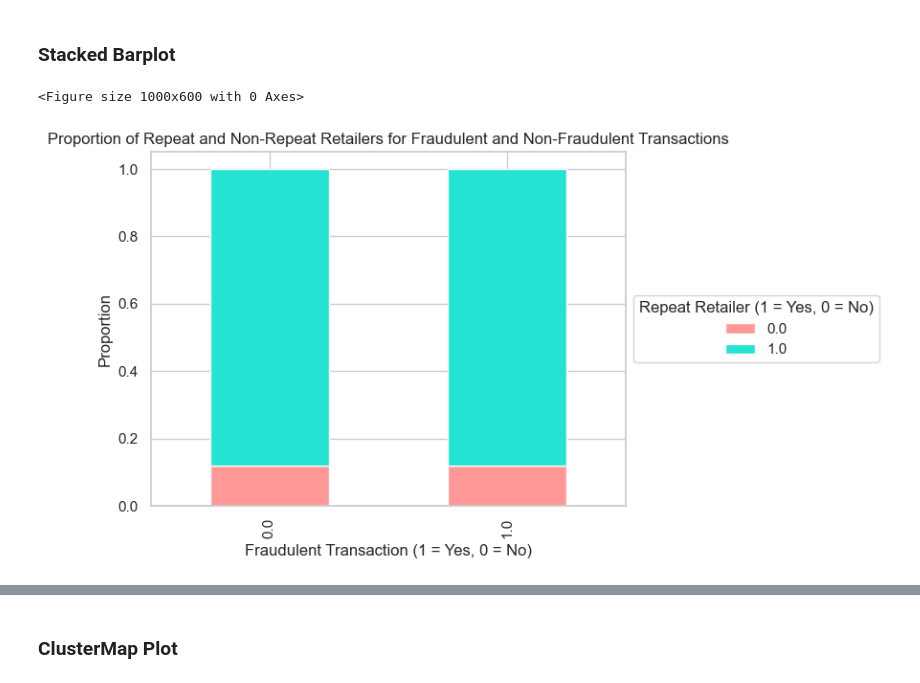
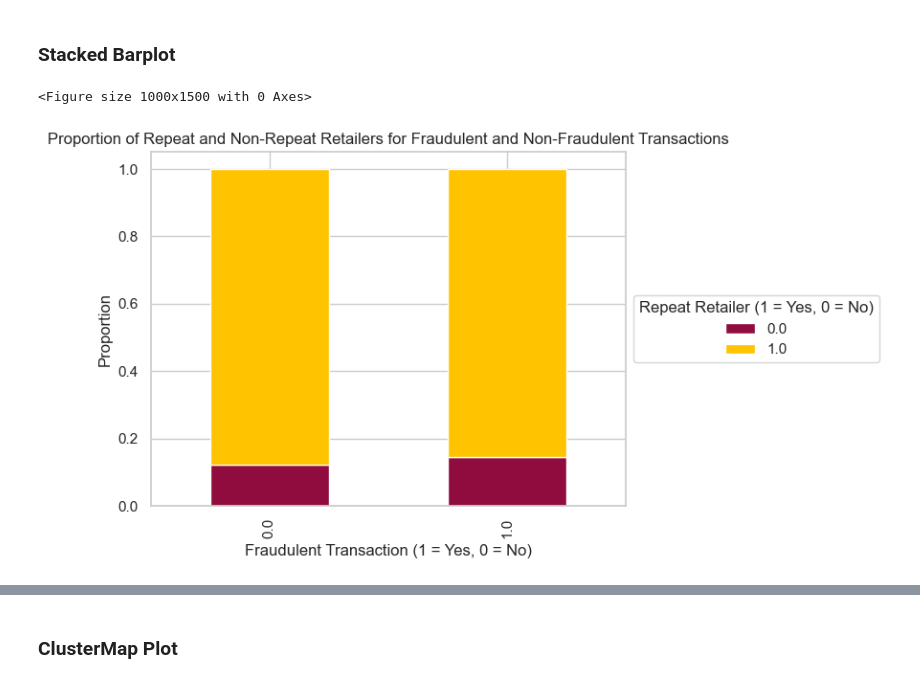
Before and after one commit to KarimKhalil33/CreditCard-Fraud-Data-Analysis, a Jupyter notebook: analysis/analysis1.ipynb, the cells around one changed output, grey strips where cells are left out. Saved outputs shown, nothing was run; the diff lists cells and outputs as text; code cells hidden in the pictures.

```diff
--- a/analysis/analysis1.ipynb
+++ b/analysis/analysis1.ipynb
@@ -23,0 +33,5 @@ dataset.head(n=10)
+# %%
+dataset = dataset[(dataset['distance_from_home'] < 15000) & (dataset['used_pin_number'] == 1) | (dataset['used_chip'] == 1) ]
+midpoint = len(dataset) // 65
+dataset = dataset.iloc[:midpoint]
+dataset
@@ -211,16 +280,16 @@ plt.show()
 # %%
 sns.set_style('whitegrid')
 
-plt.figure(figsize=(10,6))
+plt.figure(figsize=(10,15))
 df_retail = df.groupby(['fraud', 'repeat_retailer']).size().unstack()
-colors = ['#ff9896', '#23E3D2']
+colors = ['#900C3F', '#FFC300']
 df_retail = df_retail.div(df_retail.sum(axis=1), axis=0)
 df_retail.plot(kind='bar', stacked=True, color=colors)
 plt.title('Proportion of Repeat and Non-Repeat Retailers for Fraudulent and Non-Fraudulent Transactions')
 plt.xlabel('Fraudulent Transaction (1 = Yes, 0 = No)')
 plt.ylabel('Proportion')
 plt.legend(title='Repeat Retailer (1 = Yes, 0 = No)', loc='center left', bbox_to_anchor=(1, 0.5))
 plt.show()
 # %% [output]
-<Figure size 1000x600 with 0 Axes>
+<Figure size 1000x1500 with 0 Axes>
-[figure, old version]
+[figure, new version]
```
Also changed, not shown: parts of 38 cells of this notebook, 3 other files.
